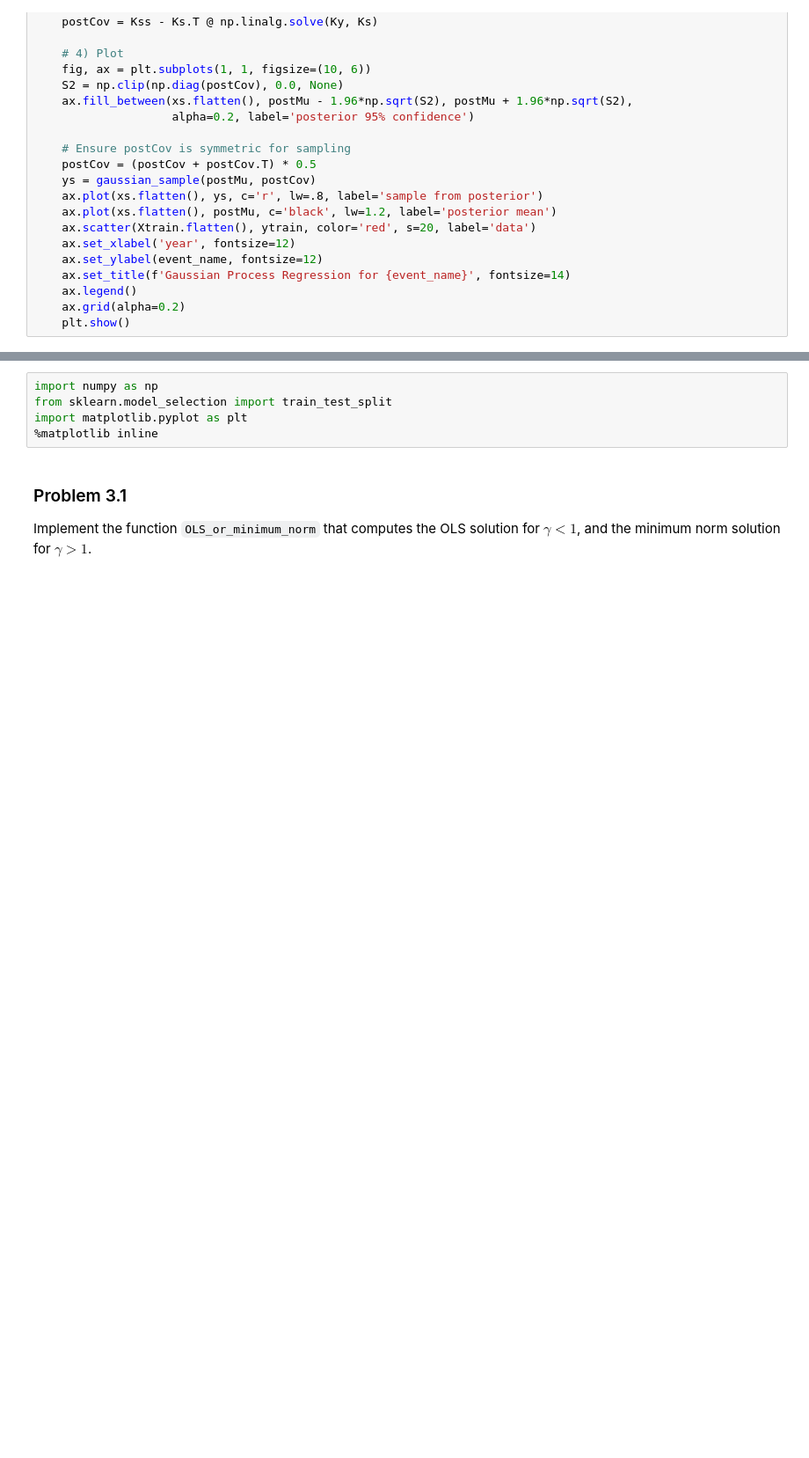
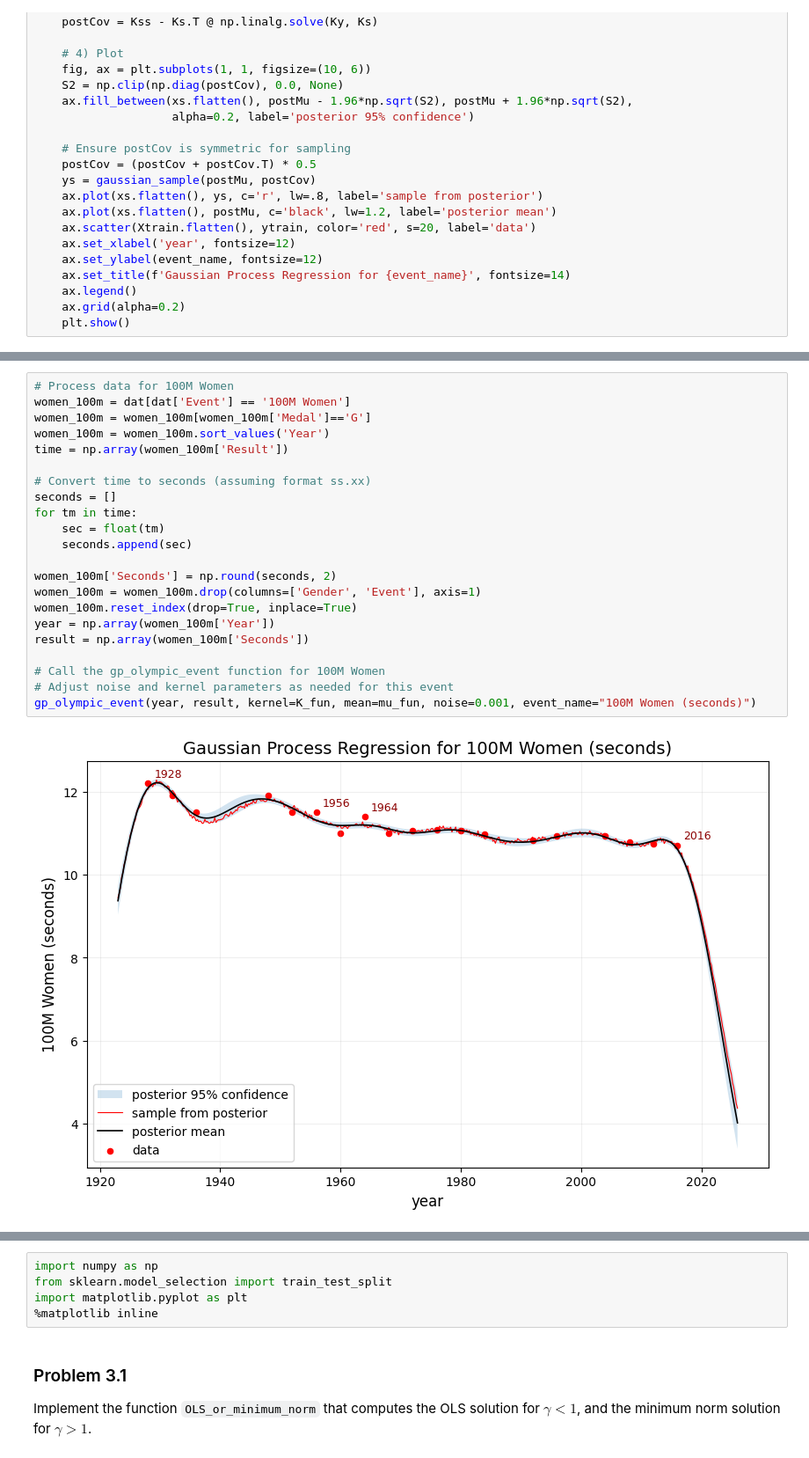
Before and after one commit to yxyang0820/SDS365_Assignments, a Jupyter notebook: assignments/assn2/assn2.ipynb, the cells around one changed output, grey strips where cells are left out. Shown at 88% size. Cells and saved outputs as stored; diff of their text form; blank space fills up the shorter version.

```diff
--- a/assignments/assn2/assn2.ipynb
+++ b/assignments/assn2/assn2.ipynb
@@ -1103,0 +1188,24 @@ ValueError: could not broadcast input array from shape (27,1) into shape (27,)
+# %%
+# Process data for 100M Women
+women_100m = dat[dat['Event'] == '100M Women']
+women_100m = women_100m[women_100m['Medal']=='G']
+women_100m = women_100m.sort_values('Year')
+time = np.array(women_100m['Result'])
+
+# Convert time to seconds (assuming format ss.xx)
+seconds = []
+for tm in time:
+    sec = float(tm)
+    seconds.append(sec)
+
+women_100m['Seconds'] = np.round(seconds, 2)
+women_100m = women_100m.drop(columns=['Gender', 'Event'], axis=1)
+women_100m.reset_index(drop=True, inplace=True)
+year = np.array(women_100m['Year'])
+result = np.array(women_100m['Seconds'])
+
+# Call the gp_olympic_event function for 100M Women
+# Adjust noise and kernel parameters as needed for this event
+gp_olympic_event(year, result, kernel=K_fun, mean=mu_fun, noise=0.001, event_name="100M Women (seconds)")
+# %% [output]
+[figure, added]
```
Also changed, not shown: parts of 16 cells of this notebook.
